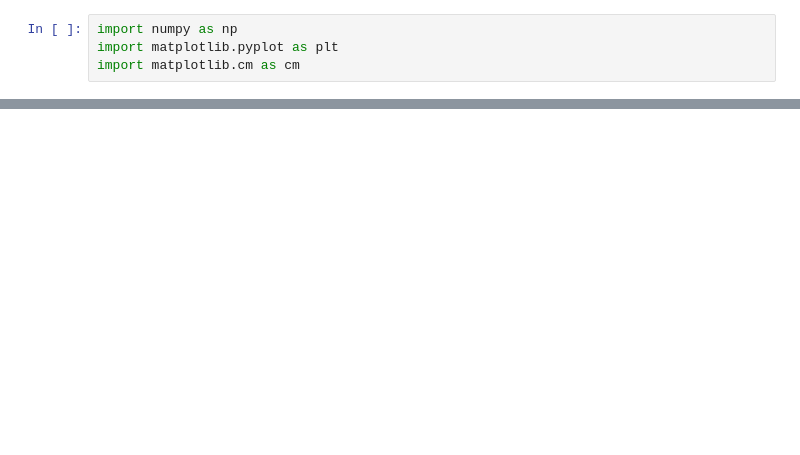
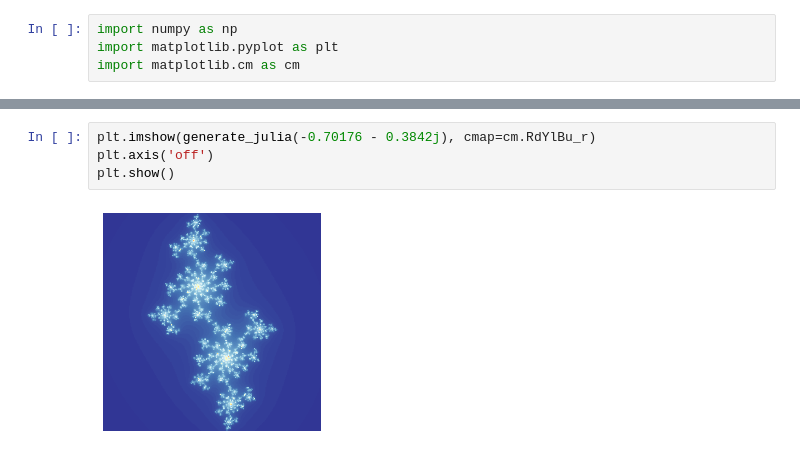
Before and after one commit to EnisMulic/Fractals, a Jupyter notebook: julia.ipynb, the cells around one changed output, grey strips where cells are left out. Cells and saved outputs as stored; diff of their text form; blank space fills up the shorter version.

```diff
--- a/julia.ipynb
+++ b/julia.ipynb
@@ -43,0 +53,6 @@ plt.show()
+# %%
+plt.imshow(generate_julia(-0.70176 - 0.3842j), cmap=cm.RdYlBu_r)
+plt.axis('off')
+plt.show()
+# %% [output]
+[figure, added]
```
Also changed, not shown: parts of 9 cells of this notebook.
